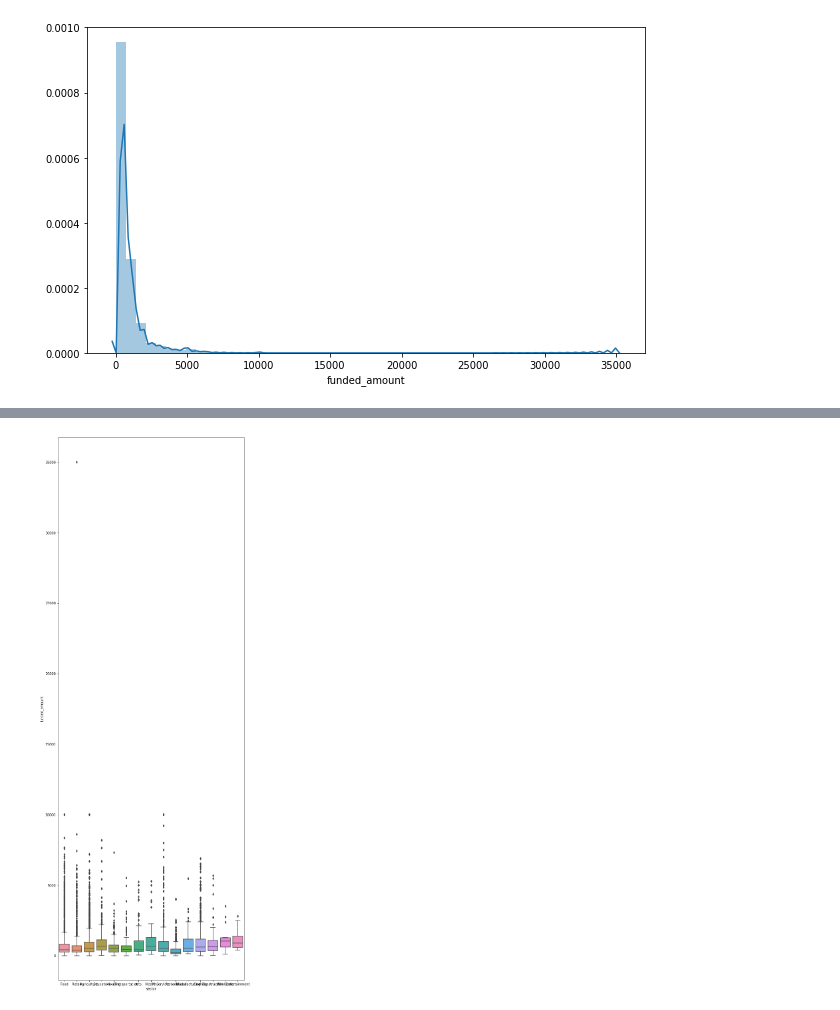
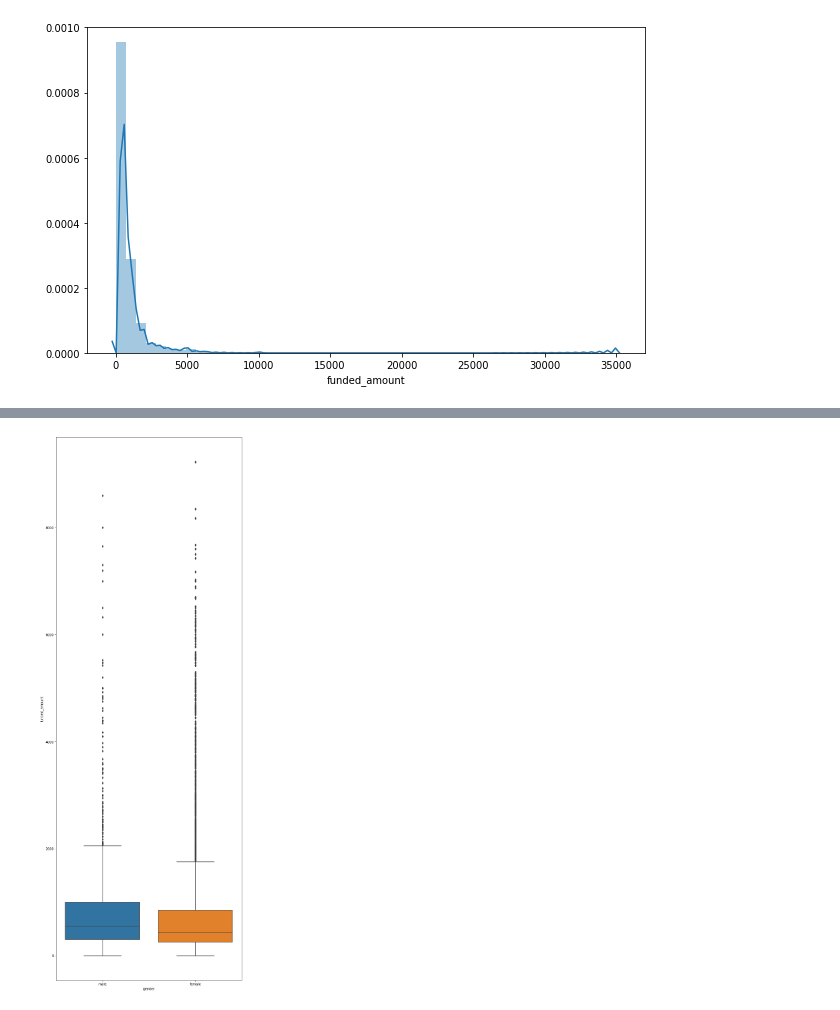
Before and after one commit to feng443/RUDS-Proj1-Kiva-Crowd-Funding-Visualization, a Jupyter notebook: kiva_data_exploring.ipynb, the cells around one changed output, grey strips where cells are left out. Drawn from its saved outputs; the diff is of its cells as text; code cells hidden in the pictures.

Commit message:
Added boxplot and distchat

```diff
--- a/kiva_data_exploring.ipynb
+++ b/kiva_data_exploring.ipynb
@@ -67,7 +82,10 @@ plt.show()
 # %%
 figure, ax = plt.subplots(figsize=(10,30))
 
-sns.boxplot(x='sector', y='funded_amount', data=df)
+sns.boxplot(
+    x='gender',
+    y='funded_amount',
+    data=df[df['funded_amount'] < 10000])
 plt.show()
 # %% [output]
-[figure, old version]
+[figure, new version]
```
Also changed, not shown: parts of 3 cells of this notebook.
